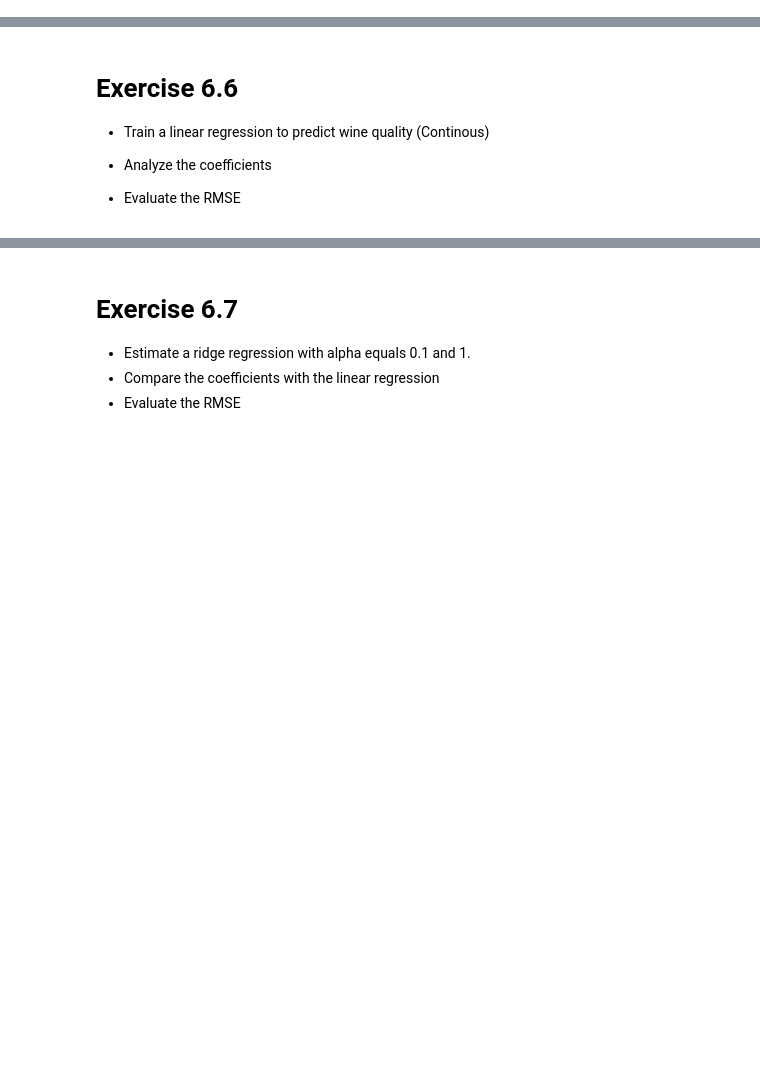
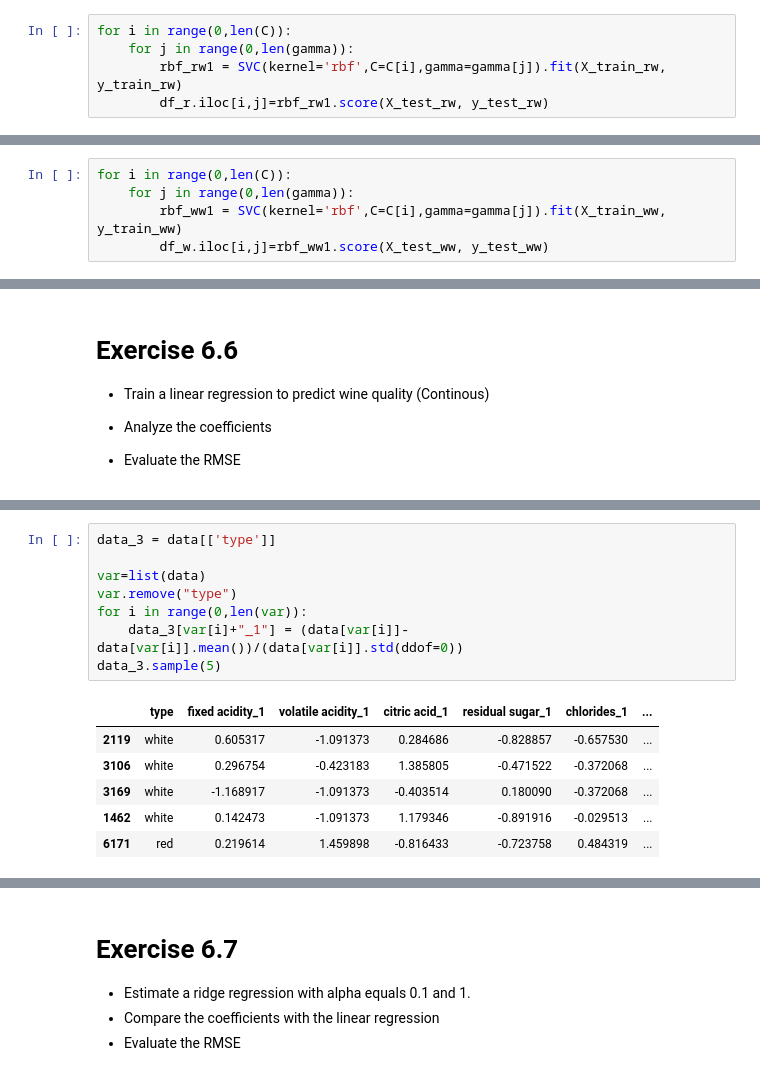
Before and after one commit to julianfbaquero/PracticalMachineLearningClass, a Jupyter notebook: Exercices-JulianBaquero/E6-SVM&Regularization.ipynb, the cells around one changed output, grey strips where cells are left out. Cells and saved outputs as stored; diff of their text form; blank space fills up the shorter version.

```diff
--- a/Exercices-JulianBaquero/E6-SVM&Regularization.ipynb
+++ b/Exercices-JulianBaquero/E6-SVM&Regularization.ipynb
@@ -91,0 +212,5 @@ Using the best SVM find the parameters that gives the best performance
+# %%
+for i in range(0,len(C)):
+    for j in range(0,len(gamma)):
+        rbf_rw1 = SVC(kernel='rbf',C=C[i],gamma=gamma[j]).fit(X_train_rw, y_train_rw)
+        df_r.iloc[i,j]=rbf_rw1.score(X_test_rw, y_test_rw)
@@ -91,0 +229,5 @@ Using the best SVM find the parameters that gives the best performance
+# %%
+for i in range(0,len(C)):
+    for j in range(0,len(gamma)):
+        rbf_ww1 = SVC(kernel='rbf',C=C[i],gamma=gamma[j]).fit(X_train_ww, y_train_ww)
+        df_w.iloc[i,j]=rbf_ww1.score(X_test_ww, y_test_ww)
@@ -106,0 +341,15 @@ Compare the results with other methods
+# %%
+data_3 = data[['type']]
+
+var=list(data)
+var.remove("type")
+for i in range(0,len(var)):
+    data_3[var[i]+"_1"] = (data[var[i]]-data[var[i]].mean())/(data[var[i]].std(ddof=0))
+data_3.sample(5)
+# %% [output]
+|  | type | fixed acidity_1 | volatile acidity_1 | citric acid_1 | residual sugar_1 | chlorides_1 | ... |
+| 2119 | white | 0.605317 | -1.091373 | 0.284686 | -0.828857 | -0.657530 | ... |
+| 3106 | white | 0.296754 | -0.423183 | 1.385805 | -0.471522 | -0.372068 | ... |
+| 3169 | white | -1.168917 | -1.091373 | -0.403514 | 0.180090 | -0.372068 | ... |
+| 1462 | white | 0.142473 | -1.091373 | 1.179346 | -0.891916 | -0.029513 | ... |
+| 6171 | red | 0.219614 | 1.459898 | -0.816433 | -0.723758 | 0.484319 | ... |
```
Also changed, not shown: parts of 53 cells of this notebook.
